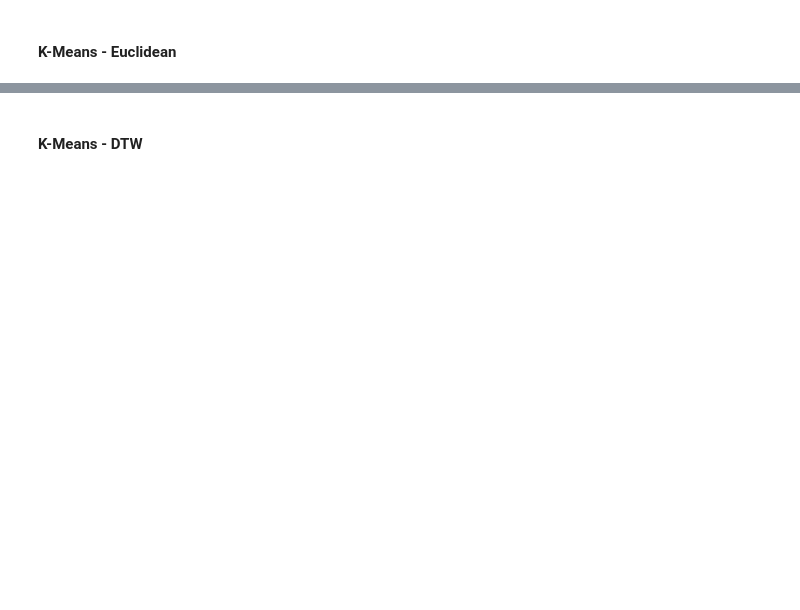
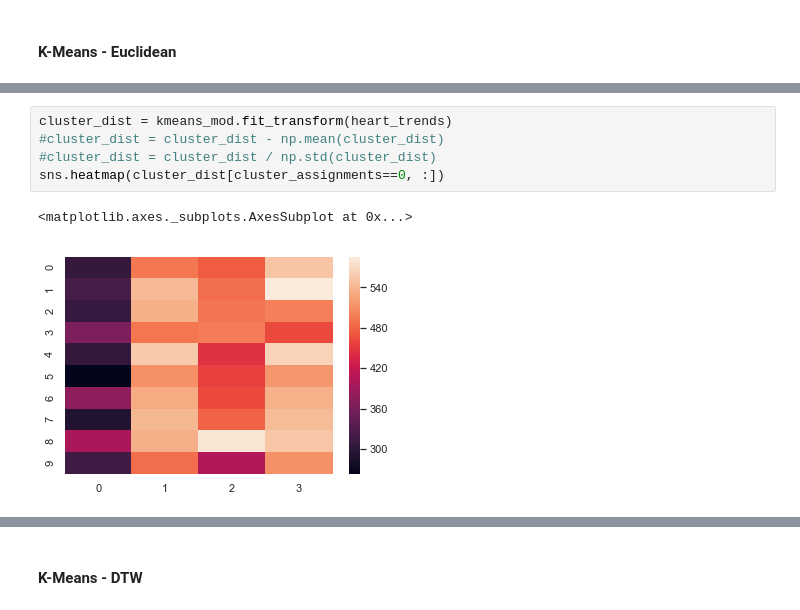
Before and after one commit to goelsaksham/healthRecSys, a Jupyter notebook: src/Exploratory Clustering.ipynb, the cells around one changed output, grey strips where cells are left out. Drawn from its saved outputs; the diff is of its cells as text; blank space fills up the shorter version.

```diff
--- a/src/Exploratory Clustering.ipynb
+++ b/src/Exploratory Clustering.ipynb
@@ -77,0 +82,8 @@ ValueError: Input contains NaN, infinity or a value too large for dtype('float64
+# %%
+cluster_dist = kmeans_mod.fit_transform(heart_trends)
+#cluster_dist = cluster_dist - np.mean(cluster_dist)
+#cluster_dist = cluster_dist / np.std(cluster_dist)
+sns.heatmap(cluster_dist[cluster_assignments==0, :])
+# %% [output]
+<matplotlib.axes._subplots.AxesSubplot at 0x...>
+[figure, added]
```
Also changed, not shown: parts of 13 cells of this notebook, 3 other files.
